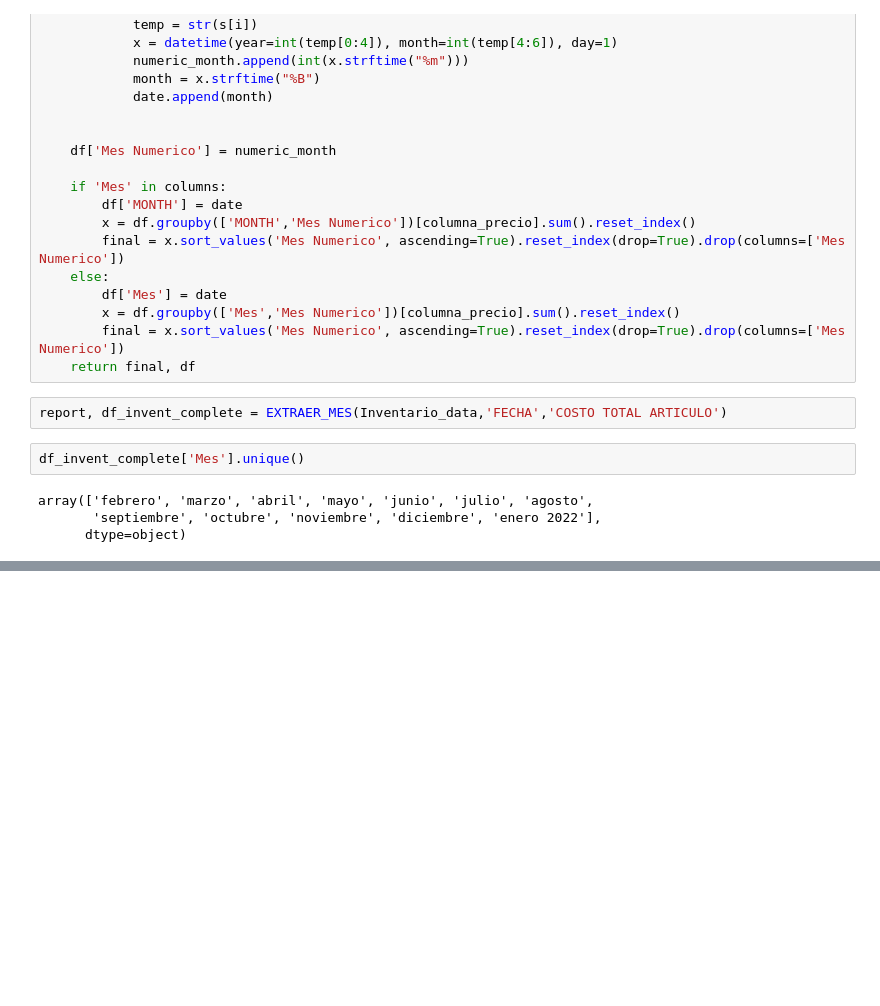
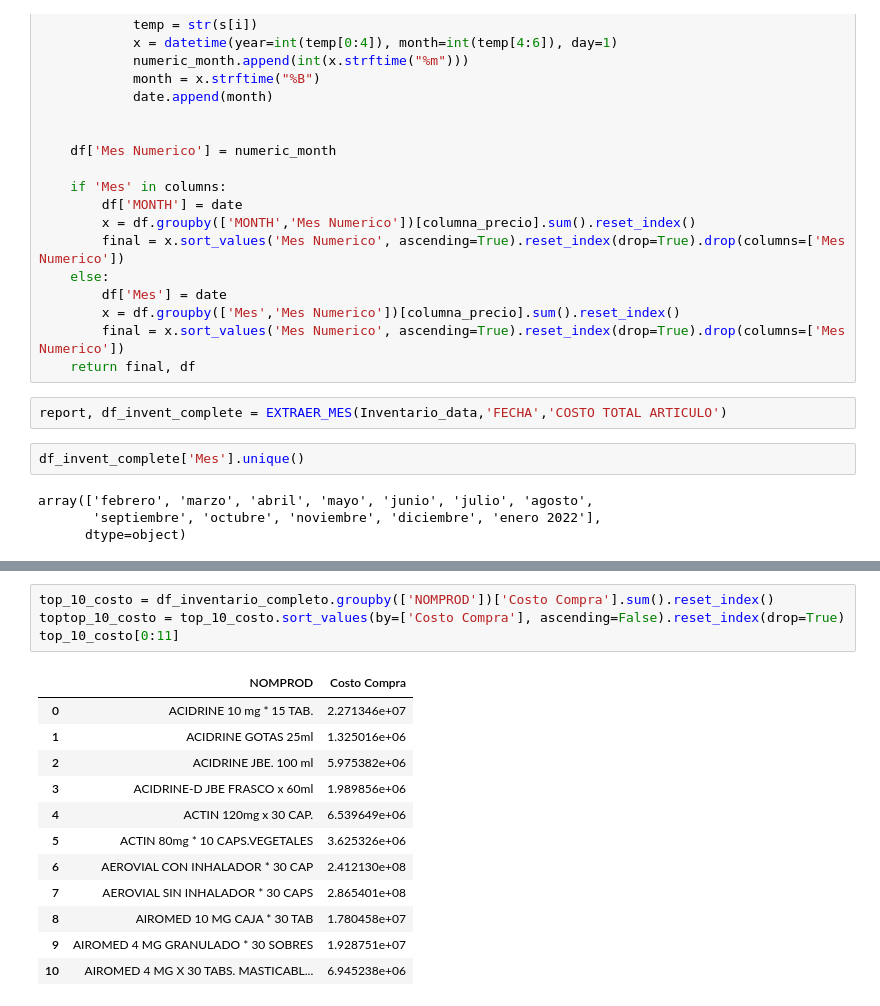
Before and after one commit to FabianCoyDuarte/Medical_Data, a Jupyter notebook: inventario.ipynb, the cells around one changed output, grey strips where cells are left out. Cells and saved outputs as stored; diff of their text form; blank space fills up the shorter version.

```diff
--- a/inventario.ipynb
+++ b/inventario.ipynb
@@ -212,0 +271,17 @@ report
+# %%
+top_10_costo = df_inventario_completo.groupby(['NOMPROD'])['Costo Compra'].sum().reset_index()
+toptop_10_costo = top_10_costo.sort_values(by=['Costo Compra'], ascending=False).reset_index(drop=True)
+top_10_costo[0:11]
+# %% [output]
+|  | NOMPROD | Costo Compra |
+| 0 | ACIDRINE 10 mg * 15 TAB. | 2.271346e+07 |
+| 1 | ACIDRINE GOTAS 25ml | 1.325016e+06 |
+| 2 | ACIDRINE JBE. 100 ml | 5.975382e+06 |
+| 3 | ACIDRINE-D JBE FRASCO x 60ml | 1.989856e+06 |
+| 4 | ACTIN 120mg x 30 CAP. | 6.539649e+06 |
+| 5 | ACTIN 80mg * 10 CAPS.VEGETALES | 3.625326e+06 |
+| 6 | AEROVIAL CON INHALADOR * 30 CAP | 2.412130e+08 |
+| 7 | AEROVIAL SIN INHALADOR * 30 CAPS | 2.865401e+08 |
+| 8 | AIROMED 10 MG CAJA * 30 TAB | 1.780458e+07 |
+| 9 | AIROMED 4 MG GRANULADO * 30 SOBRES | 1.928751e+07 |
+| 10 | AIROMED 4 MG X 30 TABS. MASTICABL... | 6.945238e+06 |
```
Also changed, not shown: parts of 11 cells of this notebook, 1 other file.
